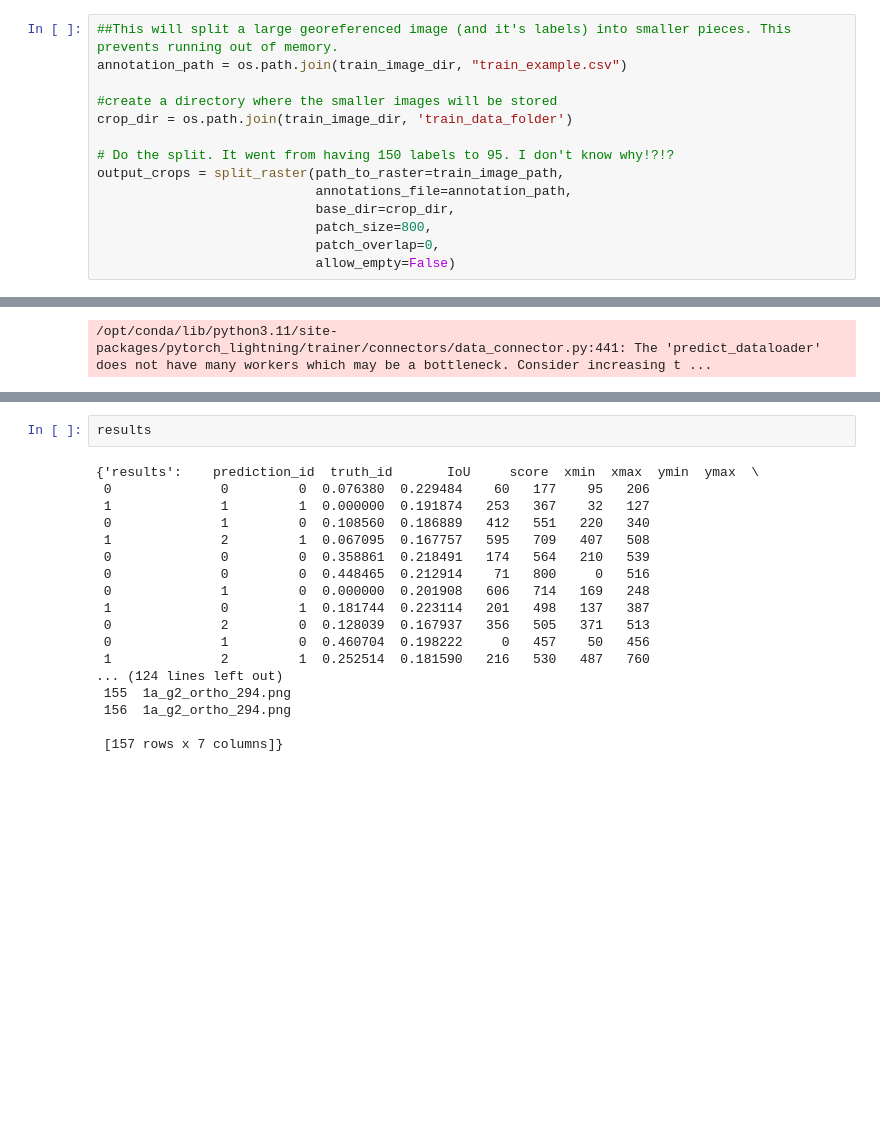
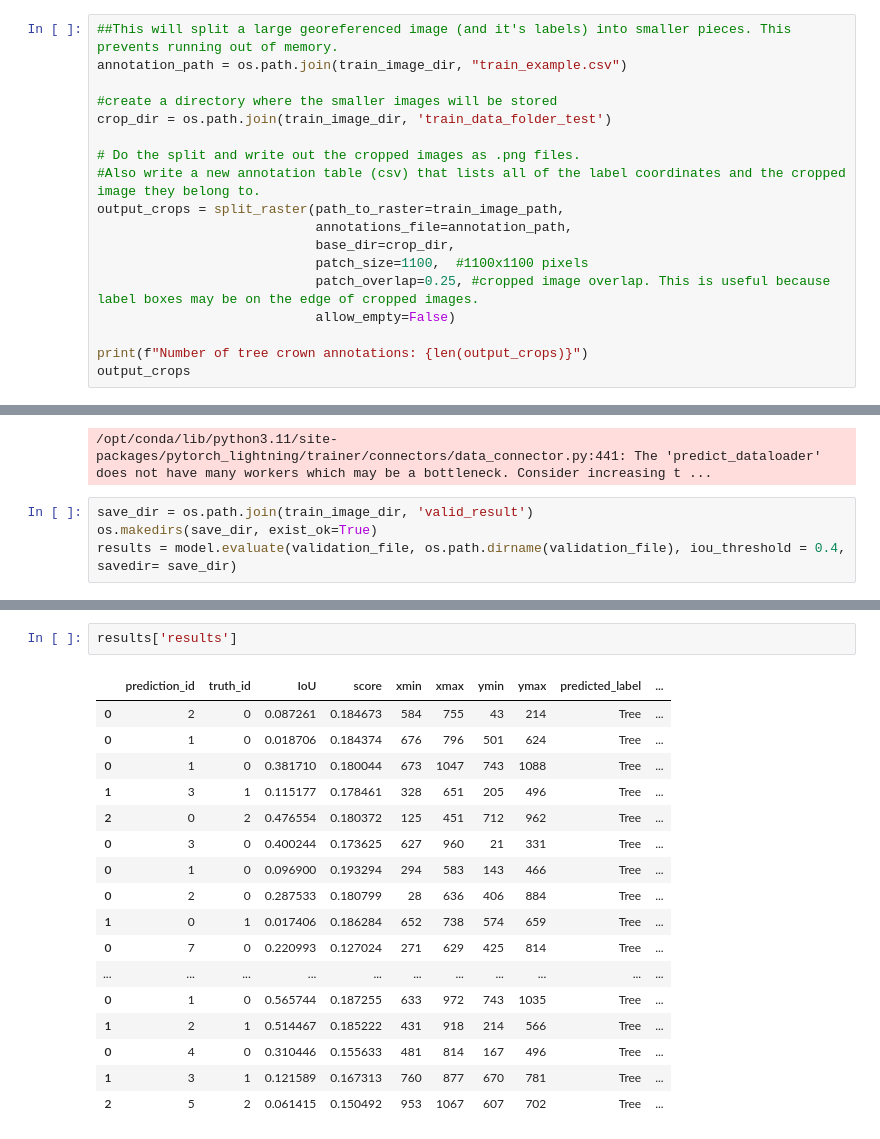
Before and after one commit to ua-datalab/Geospatial_Workshops, a Jupyter notebook: notebooks/deepforest_2.ipynb, the cells around one changed output, grey strips where cells are left out. Saved outputs shown, nothing was run; the diff lists cells and outputs as text; blank space fills up the shorter version.

```diff
--- a/notebooks/deepforest_2.ipynb
+++ b/notebooks/deepforest_2.ipynb
@@ -133,12 +134,16 @@ df.to_csv(os.path.join(train_image_dir, "train_example.csv"), index=False)
 annotation_path = os.path.join(train_image_dir, "train_example.csv")
 
 #create a directory where the smaller images will be stored
-crop_dir = os.path.join(train_image_dir, 'train_data_folder')
+crop_dir = os.path.join(train_image_dir, 'train_data_folder_test')
 
-# Do the split. It went from having 150 labels to 95. I don't know why!?!?
+# Do the split and write out the cropped images as .png files.
+#Also write a new annotation table (csv) that lists all of the label coordinates and the cropped image they belong to.
 output_crops = split_raster(path_to_raster=train_image_path,
                             annotations_file=annotation_path,
                             base_dir=crop_dir,
-                            patch_size=800,
-                            patch_overlap=0,
+                            patch_size=1100,  #1100x1100 pixels
+                            patch_overlap=0.25, #cropped image overlap. This is useful because label boxes may be on the edge of cropped images.
                             allow_empty=False)
+
+print(f"Number of tree crown annotations: {len(output_crops)}")
+output_crops
@@ -244,3 +258,7 @@ os.makedirs(save_dir, exist_ok=True)
 results = model.evaluate(training_file, os.path.dirname(training_file), iou_threshold = 0.4, savedir= save_dir)
 # %% [output]
 /opt/conda/lib/python3.11/site-packages/pytorch_lightning/trainer/connectors/data_connector.py:441: The 'predict_dataloader' does not have many workers which may be a bottleneck. Consider increasing t ...
+# %%
+save_dir = os.path.join(train_image_dir, 'valid_result')
+os.makedirs(save_dir, exist_ok=True)
+results = model.evaluate(validation_file, os.path.dirname(validation_file), iou_threshold = 0.4, savedir= save_dir)
@@ -247,20 +267,20 @@ results = model.evaluate(training_file, os.path.dirname(training_file), iou_thre
 # %%
-results
+results['results']
 # %% [output]
-{'results':    prediction_id  truth_id       IoU     score  xmin  xmax  ymin  ymax  \
- 0              0         0  0.076380  0.229484    60   177    95   206
- 1              1         1  0.000000  0.191874   253   367    32   127
- 0              1         0  0.108560  0.186889   412   551   220   340
- 1              2         1  0.067095  0.167757   595   709   407   508
- 0              0         0  0.358861  0.218491   174   564   210   539
- 0              0         0  0.448465  0.212914    71   800     0   516
- 0              1         0  0.000000  0.201908   606   714   169   248
- 1              0         1  0.181744  0.223114   201   498   137   387
- 0              2         0  0.128039  0.167937   356   505   371   513
- 0              1         0  0.460704  0.198222     0   457    50   456
- 1              2         1  0.252514  0.181590   216   530   487   760
-... (124 lines left out)
- 155  1a_g2_ortho_294.png
- 156  1a_g2_ortho_294.png
-
- [157 rows x 7 columns]}
+|  | prediction_id | truth_id | IoU | score | xmin | xmax | ymin | ymax | predicted_label | ... |
+| 0 | 2 | 0 | 0.087261 | 0.184673 | 584 | 755 | 43 | 214 | Tree | ... |
+| 0 | 1 | 0 | 0.018706 | 0.184374 | 676 | 796 | 501 | 624 | Tree | ... |
+| 0 | 1 | 0 | 0.381710 | 0.180044 | 673 | 1047 | 743 | 1088 | Tree | ... |
+| 1 | 3 | 1 | 0.115177 | 0.178461 | 328 | 651 | 205 | 496 | Tree | ... |
+| 2 | 0 | 2 | 0.476554 | 0.180372 | 125 | 451 | 712 | 962 | Tree | ... |
+| 0 | 3 | 0 | 0.400244 | 0.173625 | 627 | 960 | 21 | 331 | Tree | ... |
+| 0 | 1 | 0 | 0.096900 | 0.193294 | 294 | 583 | 143 | 466 | Tree | ... |
+| 0 | 2 | 0 | 0.287533 | 0.180799 | 28 | 636 | 406 | 884 | Tree | ... |
+| 1 | 0 | 1 | 0.017406 | 0.186284 | 652 | 738 | 574 | 659 | Tree | ... |
+| 0 | 7 | 0 | 0.220993 | 0.127024 | 271 | 629 | 425 | 814 | Tree | ... |
+| ... | ... | ... | ... | ... | ... | ... | ... | ... | ... | ... |
+| 0 | 1 | 0 | 0.565744 | 0.187255 | 633 | 972 | 743 | 1035 | Tree | ... |
+| 1 | 2 | 1 | 0.514467 | 0.185222 | 431 | 918 | 214 | 566 | Tree | ... |
+| 0 | 4 | 0 | 0.310446 | 0.155633 | 481 | 814 | 167 | 496 | Tree | ... |
+| 1 | 3 | 1 | 0.121589 | 0.167313 | 760 | 877 | 670 | 781 | Tree | ... |
+| 2 | 5 | 2 | 0.061415 | 0.150492 | 953 | 1067 | 607 | 702 | Tree | ... |
```
Also changed, not shown: parts of 13 cells of this notebook.
